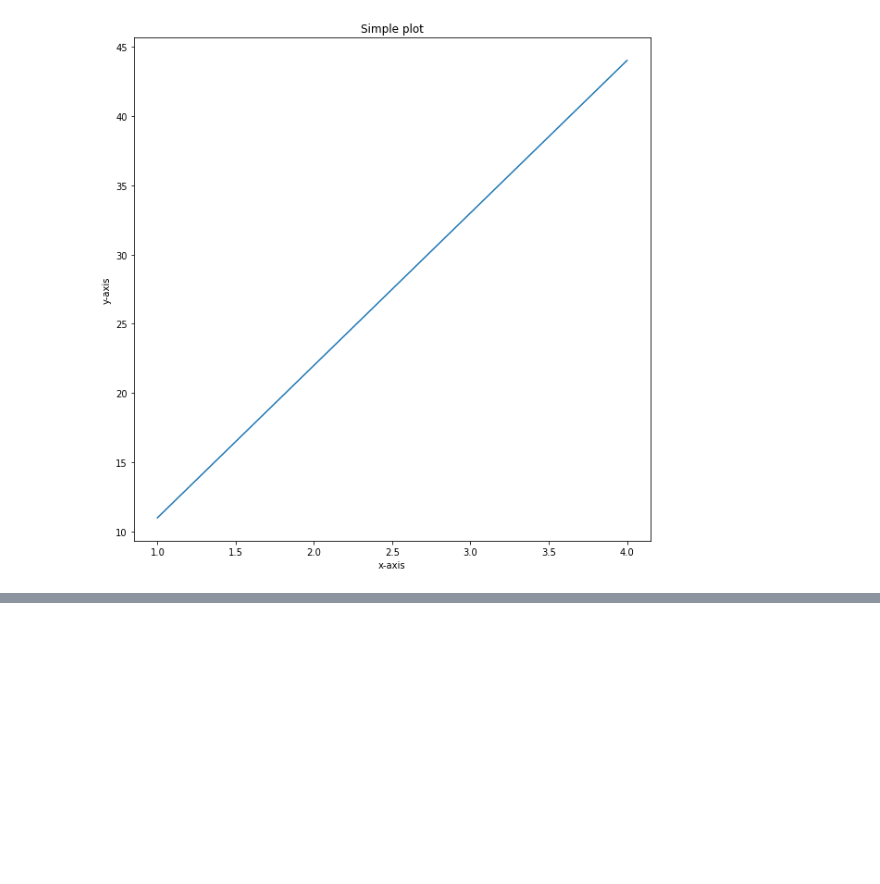
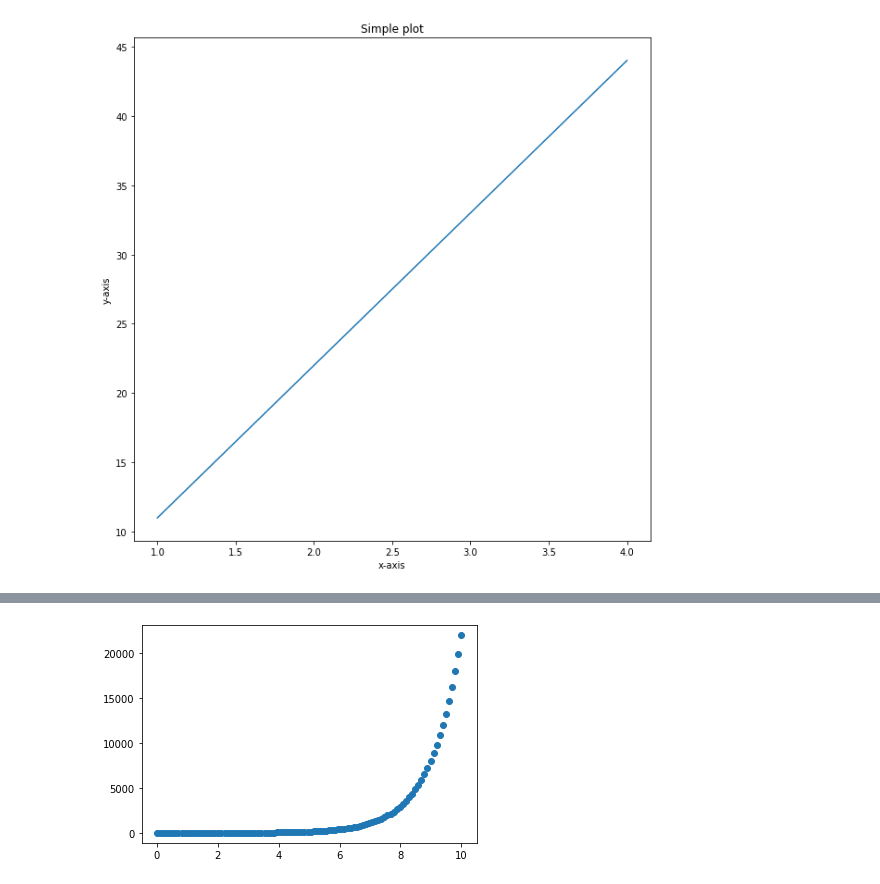
Before and after one commit to akshatz/dataScienceTutorial, a Jupyter notebook: introductionToMatplotlib.ipynb, the cells around one changed output, grey strips where cells are left out. Cells and saved outputs as stored; diff of their text form; code cells hidden in the pictures; blank space fills up the shorter version.

```diff
--- a/introductionToMatplotlib.ipynb
+++ b/introductionToMatplotlib.ipynb
@@ -80,0 +103,6 @@ fig.savefig("images/sample-plot.png")
+# %%
+# Use above data to create scatter plot
+fig, ax = plt.subplots()
+ax.scatter(x, np.exp(x));
+# %% [output]
+[figure, added]
```
Also changed, not shown: parts of 5 cells of this notebook.
